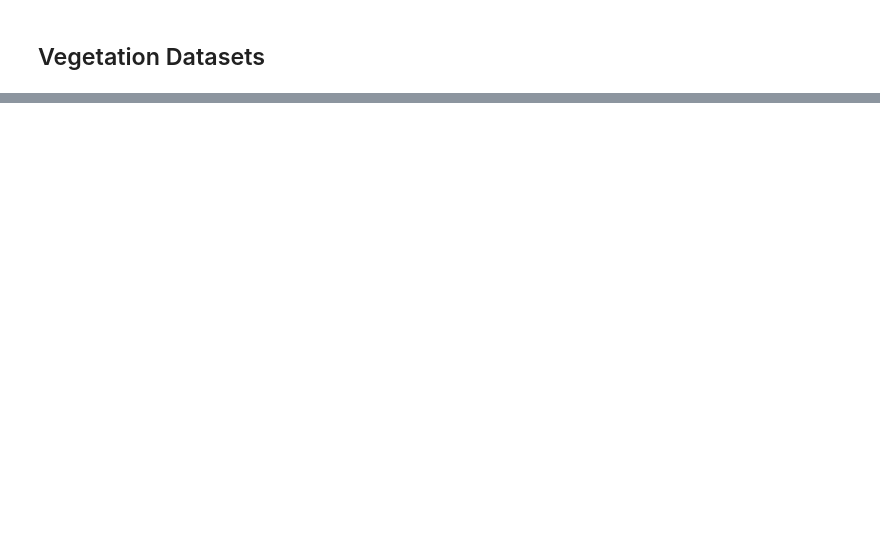
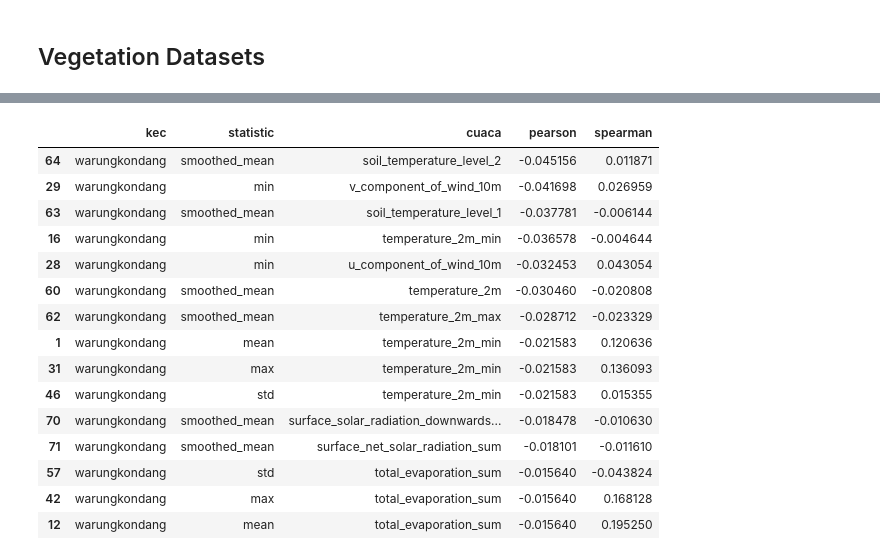
Before and after one commit to guguboo/vegetation-climate-project, a Jupyter notebook: ts_analysis.ipynb, the cells around one changed output, grey strips where cells are left out. Drawn from its saved outputs; the diff is of its cells as text; code cells hidden in the pictures; blank space fills up the shorter version.

```diff
--- a/ts_analysis.ipynb
+++ b/ts_analysis.ipynb
@@ -271 +318,20 @@ kec_corr.sort_values("pearson", ascending=False).head(15)
+# %%
+kec_corr.sort_values("pearson", ascending=True).head(15)
+# %% [output]
+|  | kec | statistic | cuaca | pearson | spearman |
+| 64 | warungkondang | smoothed_mean | soil_temperature_level_2 | -0.045156 | 0.011871 |
+| 29 | warungkondang | min | v_component_of_wind_10m | -0.041698 | 0.026959 |
+| 63 | warungkondang | smoothed_mean | soil_temperature_level_1 | -0.037781 | -0.006144 |
+| 16 | warungkondang | min | temperature_2m_min | -0.036578 | -0.004644 |
+| 28 | warungkondang | min | u_component_of_wind_10m | -0.032453 | 0.043054 |
+| 60 | warungkondang | smoothed_mean | temperature_2m | -0.030460 | -0.020808 |
+| 62 | warungkondang | smoothed_mean | temperature_2m_max | -0.028712 | -0.023329 |
+| 1 | warungkondang | mean | temperature_2m_min | -0.021583 | 0.120636 |
+| 31 | warungkondang | max | temperature_2m_min | -0.021583 | 0.136093 |
+| 46 | warungkondang | std | temperature_2m_min | -0.021583 | 0.015355 |
+| 70 | warungkondang | smoothed_mean | surface_solar_radiation_downwards... | -0.018478 | -0.010630 |
+| 71 | warungkondang | smoothed_mean | surface_net_solar_radiation_sum | -0.018101 | -0.011610 |
+| 57 | warungkondang | std | total_evaporation_sum | -0.015640 | -0.043824 |
+| 42 | warungkondang | max | total_evaporation_sum | -0.015640 | 0.168128 |
+| 12 | warungkondang | mean | total_evaporation_sum | -0.015640 | 0.195250 |
 # %%
```
Also changed, not shown: parts of 16 cells of this notebook, 47 other files.
